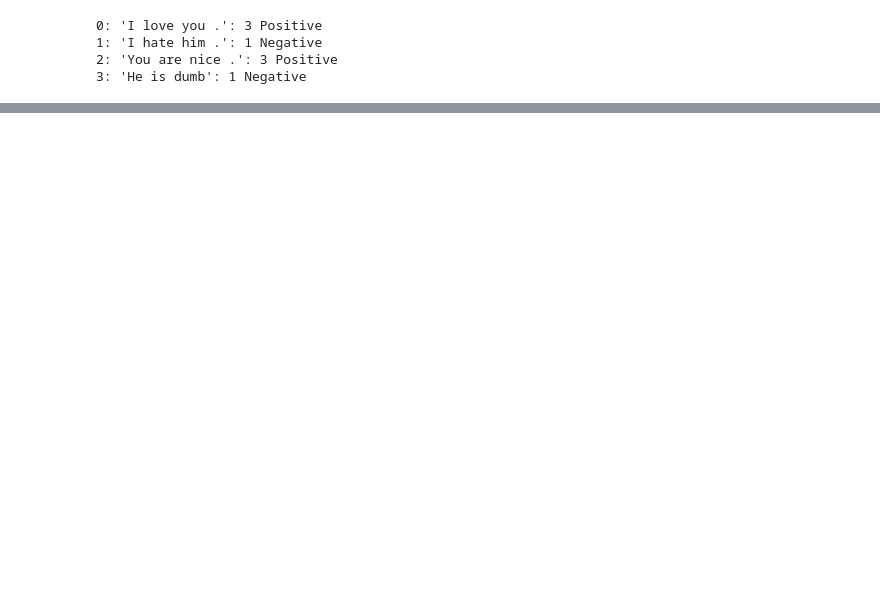
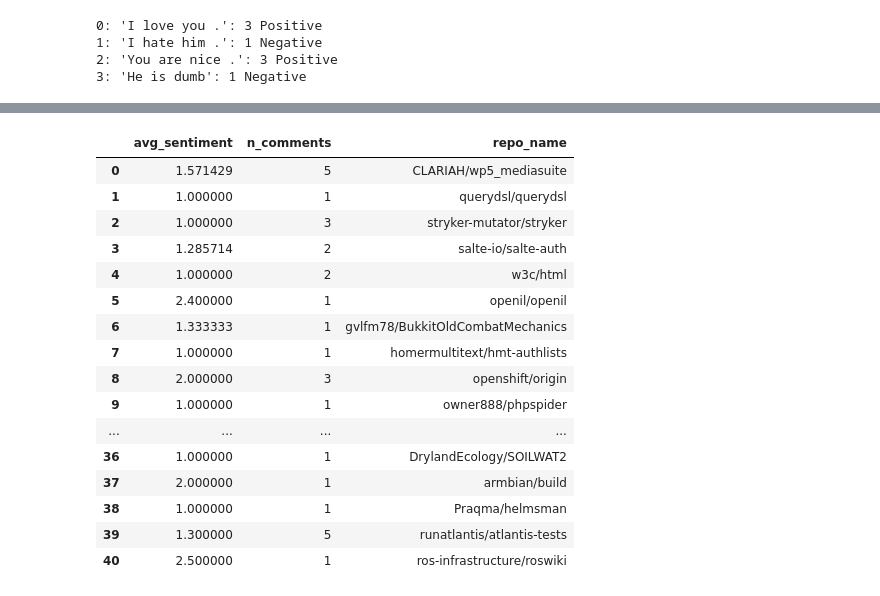
Before and after one commit to ogradyso/MetaGithub, a Jupyter notebook: sentiment_analysis_amy.ipynb, the cells around one changed output, grey strips where cells are left out. Saved outputs shown, nothing was run; the diff lists cells and outputs as text; code cells hidden in the pictures; blank space fills up the shorter version.

```diff
--- a/sentiment_analysis_amy.ipynb
+++ b/sentiment_analysis_amy.ipynb
@@ -156,3 +181,23 @@ df.head()
 # save dataframe as csv file
 out_path = '/Users/amy/git/MetaGithub/sentiment.2018.7.16.15.csv'
 df.to_csv(out_path)
+# %%
+df
+# %% [output]
+|  | avg_sentiment | n_comments | repo_name |
+| 0 | 1.571429 | 5 | CLARIAH/wp5_mediasuite |
+| 1 | 1.000000 | 1 | querydsl/querydsl |
+| 2 | 1.000000 | 3 | stryker-mutator/stryker |
+| 3 | 1.285714 | 2 | salte-io/salte-auth |
+| 4 | 1.000000 | 2 | w3c/html |
+| 5 | 2.400000 | 1 | openil/openil |
+| 6 | 1.333333 | 1 | gvlfm78/BukkitOldCombatMechanics |
+| 7 | 1.000000 | 1 | homermultitext/hmt-authlists |
+| 8 | 2.000000 | 3 | openshift/origin |
+| 9 | 1.000000 | 1 | owner888/phpspider |
+| ... | ... | ... | ... |
+| 36 | 1.000000 | 1 | DrylandEcology/SOILWAT2 |
+| 37 | 2.000000 | 1 | armbian/build |
+| 38 | 1.000000 | 1 | Praqma/helmsman |
+| 39 | 1.300000 | 5 | runatlantis/atlantis-tests |
+| 40 | 2.500000 | 1 | ros-infrastructure/roswiki |
```
Also changed, not shown: parts of 5 cells of this notebook.
